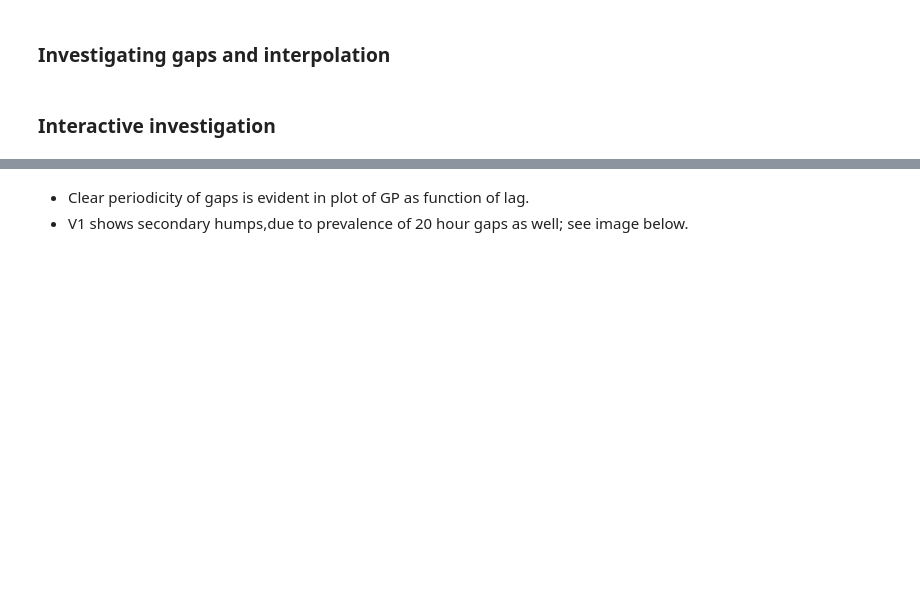
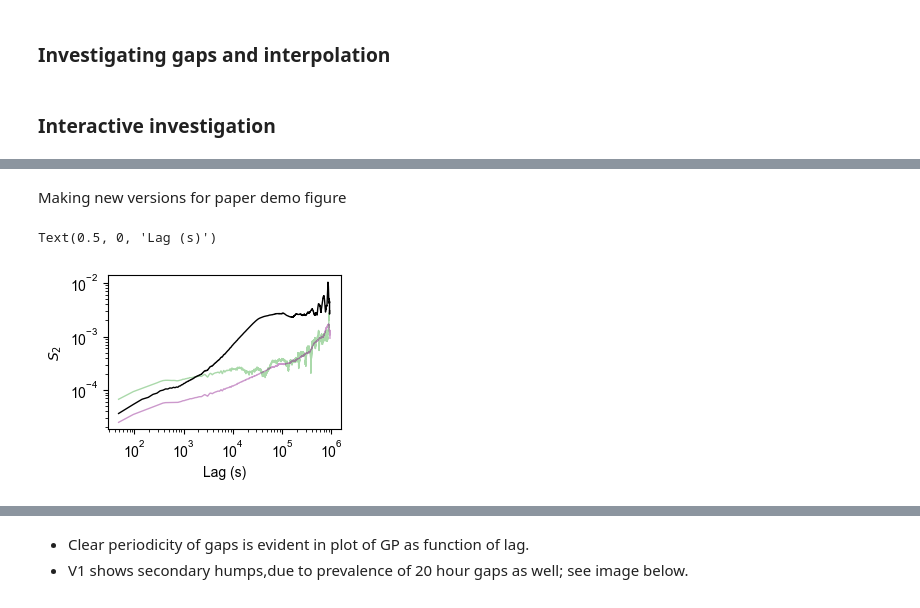
Before and after one commit to daniel-wrench/sf_gap_analysis, a Jupyter notebook: notebooks/ultimate_voyager_sfs.ipynb, the cells around one changed output, grey strips where cells are left out. Drawn from its saved outputs; the diff is of its cells as text; code cells hidden in the pictures; blank space fills up the shorter version.

```diff
--- a/notebooks/ultimate_voyager_sfs.ipynb
+++ b/notebooks/ultimate_voyager_sfs.ipynb
@@ -632,0 +624,33 @@ plt.savefig("vlism_hr_sfs_gaps.png", dpi=300, bbox_inches="tight")
+# %% [markdown]
+Making new versions for paper demo figure
+# %%
+fig, ax1 = plt.subplots(1, 1, figsize=(3, 2))
+ax1.plot(
+    lags_v1_hr_linear * 48,
+    sf_v1_hr_linear,
+    color="tab:green",
+    lw=1,
+    alpha=0.4
+)
+ax1.plot(
+    lags_v1_hr_linear * 48,
+    sf_v1_hr_lint_linear,
+    color="purple",
+    lw=1,
+    alpha=0.4,
+)
+ax1.plot(
+    lags_v1_hr_linear * 48,
+    sf_v2_hr_lint_linear,
+    color="black",
+    lw=1,
+)
+ax1.set_xscale("log")
+ax1.set_yscale("log")
+ax1.set_ylabel("$S_2$")
+ax1.set_xlabel("Lag (s)")
+# for i in np.arange(0, 10, 1):
+#     ax1.axvline((12 + i * 24) * 3600, color="gray", lw=0.7, alpha=0.5)
+# %% [output]
+Text(0.5, 0, 'Lag (s)')
+[figure, added]
```
Also changed, not shown: parts of 10 cells of this notebook.
